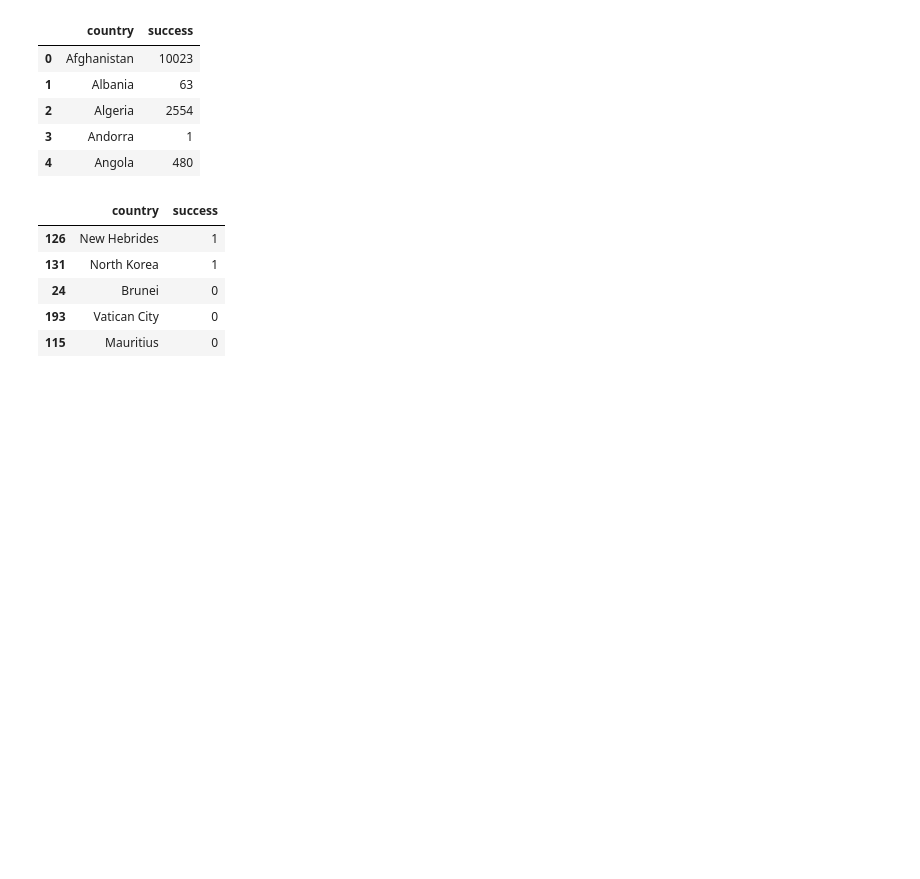
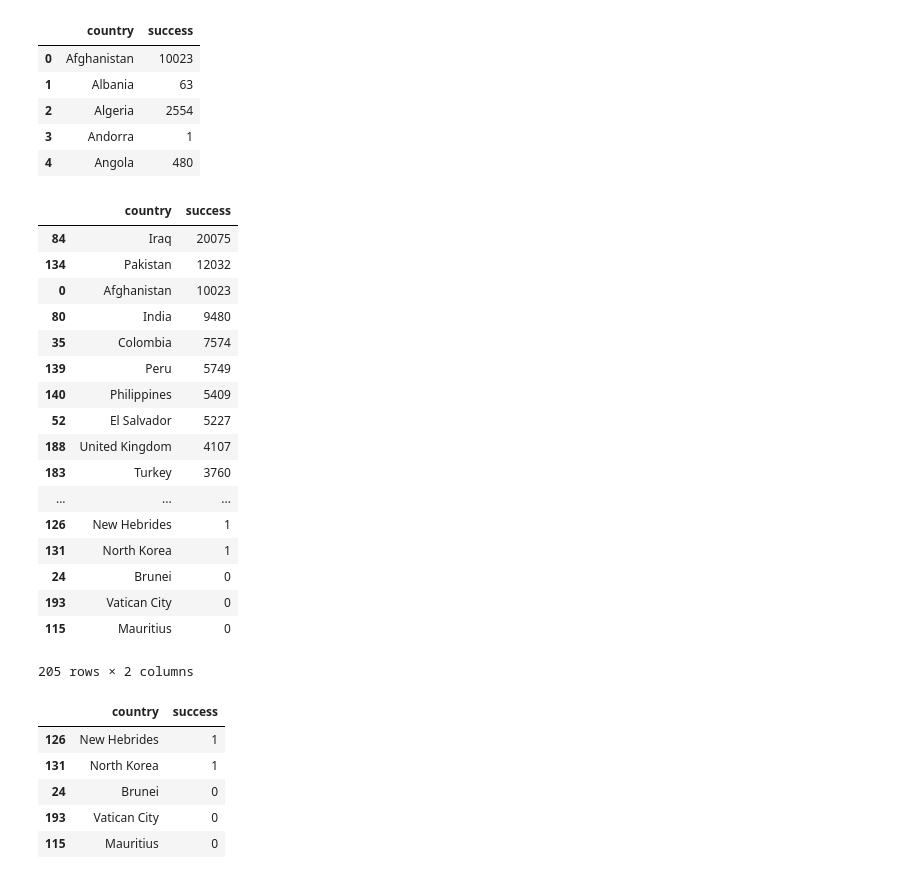
Before and after one commit to grantaguinaldo/project-001, a Jupyter notebook: project-001-sungwon.ipynb, the cells around one changed output. Cells and saved outputs as stored; diff of their text form; code cells hidden in the pictures; blank space fills up the shorter version.

```diff
--- a/project-001-sungwon.ipynb
+++ b/project-001-sungwon.ipynb
@@ -116,8 +116,28 @@ df_country_gb.head()
 # %%
 #Determine the number of sucessful attacks by country and display the top five.
 
-sorted_country_success = df_country_gb.sort_values(by = ['success'], ascending = False).head()
+sorted_country_success = df_country_gb.sort_values(by = ['success'], ascending = False)
 sorted_country_success.to_csv('Successful Countries')
+sorted_country_success
+# %% [output]
+|  | country | success |
+| 84 | Iraq | 20075 |
+| 134 | Pakistan | 12032 |
+| 0 | Afghanistan | 10023 |
+| 80 | India | 9480 |
+| 35 | Colombia | 7574 |
+| 139 | Peru | 5749 |
+| 140 | Philippines | 5409 |
+| 52 | El Salvador | 5227 |
+| 188 | United Kingdom | 4107 |
+| 183 | Turkey | 3760 |
+| ... | ... | ... |
+| 126 | New Hebrides | 1 |
+| 131 | North Korea | 1 |
+| 24 | Brunei | 0 |
+| 193 | Vatican City | 0 |
+| 115 | Mauritius | 0 |
+205 rows × 2 columns
 # %%
 #Determine the number of sucessful attacks by country and display the bottom five.
 
```
Also changed, not shown: parts of 10 cells of this notebook, 4 other files.
